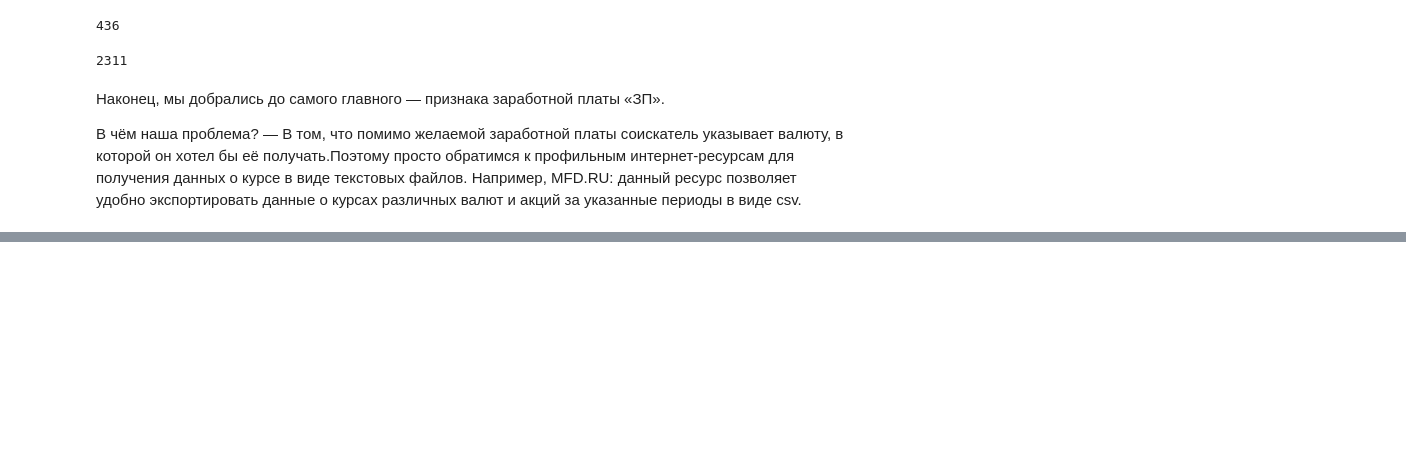
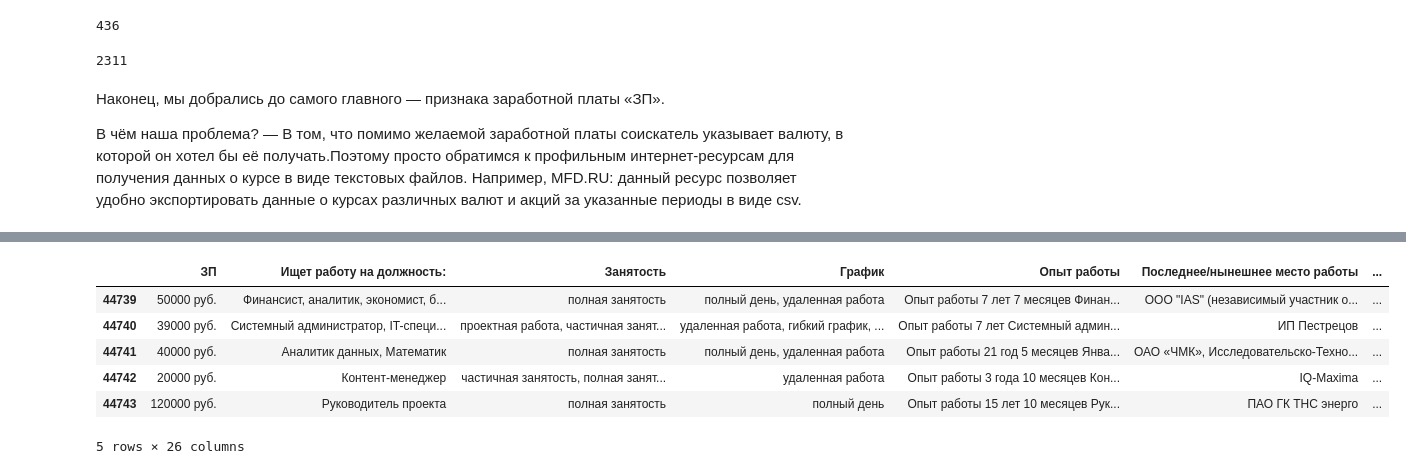
Before and after one commit to Eltralo/Project1, a Jupyter notebook: hh_analysis/hh_analysis.ipynb, the cells around one changed output, grey strips where cells are left out. Cells and saved outputs as stored; diff of their text form; code cells hidden in the pictures; blank space fills up the shorter version.

```diff
--- a/hh_analysis/hh_analysis.ipynb
+++ b/hh_analysis/hh_analysis.ipynb
@@ -5,7 +5,7 @@ import plotly.express as px
 import pandas as pd
 import numpy as np
 # %%
-hh_data = pd.read_csv("C:\IDE\SkillFactory\HH_analysis\dst-3.0_16_1_hh_database.csv",sep=';')
+hh_data = pd.read_csv("C:\Data_sets\dst-3.0_16_1_hh_database.csv",sep = ';')
 # %%
 hh_df = hh_data.copy()
 # %% [markdown]
@@ -211,3 +211,8 @@ print(round(hh_df[
 32
 # %%
 hh_df.drop(["Город, переезд, командировки"], axis = 1, inplace = True)
+# %%
+full_metrics1 = sorted(hh_df['График'].unique(), key=lambda x: len(x), reverse=True)[0].split(', ')
+full_metrics2 = hh_df['Занятость'].value_counts().sort_index(key=lambda x: x.str.len(), ascending=False).index[0].split(', ')
+print(full_metrics1)
+print(full_metrics2)
@@ -214,11 +222,9 @@ hh_df.drop(["Город, переезд, командировки"], axis = 1, i
 # %%
 
-
-ll = ['полная занятость', 'частичная занятость','проектная работа','стажировка', 'волонтерство']
-for cat in ll:
+for cat in full_metrics2:
     hh_df[cat] = hh_df['Занятость'].apply(lambda x: cat in x)
 tt  = ['гибкий график', 'полный день', 'сменный график', 'вахтовый метод', 'удаленная работа']
-for cat in tt:
+for cat in full_metrics1:
     hh_df[cat]=hh_df['График'].apply(lambda x: cat in x)
 # %%
 hh_df.columns.to_list
@@ -250,0 +281,10 @@ display(hh_df[mask1 & mask2].shape[0])
+# %%
+hh_df.tail()
+# %% [output]
+|  | ЗП | Ищет работу на должность: | Занятость | График | Опыт работы | Последнее/нынешнее место работы | ... |
+| 44739 | 50000 руб. | Финансист, аналитик, экономист, б... | полная занятость | полный день, удаленная работа | Опыт работы 7 лет 7 месяцев Финан... | ООО "IAS" (независимый участник о... | ... |
+| 44740 | 39000 руб. | Системный администратор, IT-специ... | проектная работа, частичная занят... | удаленная работа, гибкий график, ... | Опыт работы 7 лет Системный админ... | ИП Пестрецов | ... |
+| 44741 | 40000 руб. | Аналитик данных, Математик | полная занятость | полный день, удаленная работа | Опыт работы 21 год 5 месяцев Янва... | ОАО «ЧМК», Исследовательско-Техно... | ... |
+| 44742 | 20000 руб. | Контент-менеджер | частичная занятость, полная занят... | удаленная работа | Опыт работы 3 года 10 месяцев Кон... | IQ-Maxima | ... |
+| 44743 | 120000 руб. | Руководитель проекта | полная занятость | полный день | Опыт работы 15 лет 10 месяцев Рук... | ПАО ГК ТНС энерго | ... |
+5 rows × 26 columns
```
Also changed, not shown: parts of 14 cells of this notebook.
